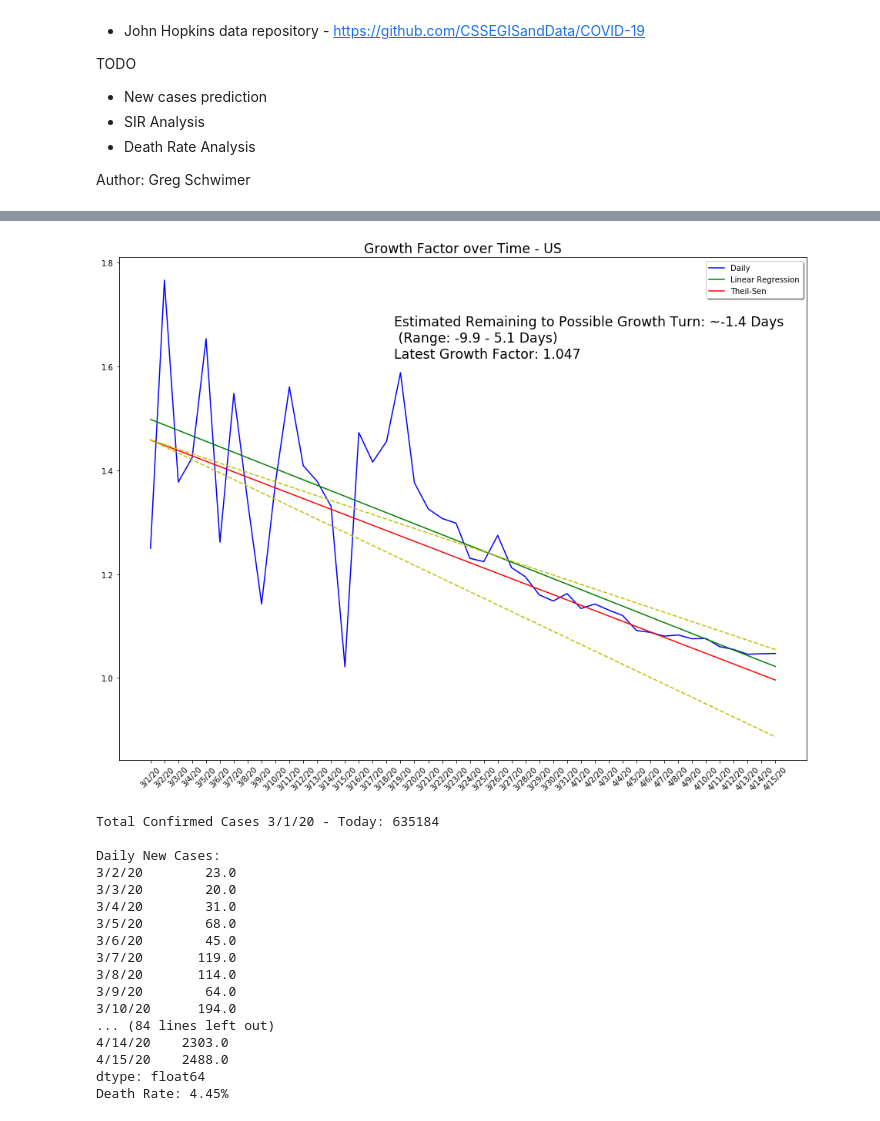
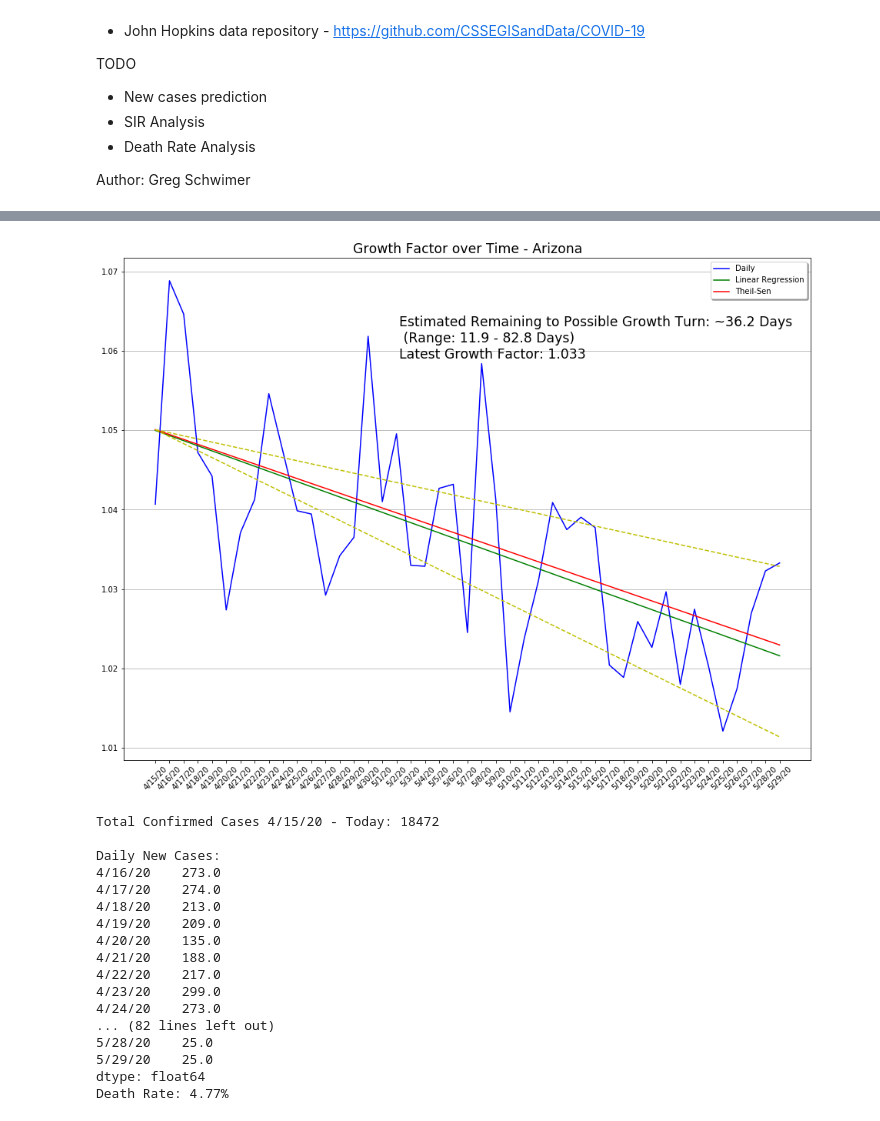
Before and after one commit to gschwim/COVID-19-Looking-Glass, a Jupyter notebook: COVID-19 Looking Glass.ipynb, the cells around one changed output, grey strips where cells are left out. Saved outputs shown, nothing was run; the diff lists cells and outputs as text; code cells hidden in the pictures.

```diff
--- a/COVID-19 Looking Glass.ipynb
+++ b/COVID-19 Looking Glass.ipynb
@@ -32,10 +32,10 @@ Author: Greg Schwimer
 
 # Use this if you want to look at a state
 # default to 'US', otherwise use state e.g. 'Arizona' or 'New York'
-state = 'US'
+state = 'Arizona'
 
 # Adjust to the start date. Data goes back to 1/1/20
-start_date = '3/1/20'
+start_date = '4/15/20'
 
 # Adjust the end date if desired
 end_date = 'Today'
@@ -167,34 +167,35 @@ ts = stats.theilslopes(growth.values, range(growth.shape[0]), 0.95)
 tslopes = pd.Series([(ts[1] + ts[0] * x) for x in range(growth.shape[0])],
                     index=growth.index)
 tslopes_lower = pd.Series([(ts[1] + ts[2] * x) for x in range(growth.shape[0])],
                           index=growth.index)
 tslopes_upper = pd.Series([(ts[1] + ts[3] * x) for x in range(growth.shape[0])],
                           index=growth.index)
 
 # How long until growth factor 1?
 days_to_one = ((1 - ts[1]) / ts[0]) - growth.shape[0]
 days_to_one_low = ((1 - ts[1]) / ts[2]) - growth.shape[0]
 days_to_one_hi = ((1 - ts[1]) / ts[3]) - growth.shape[0]
 
 # plot the growth factor and trend
 
 fig = plt.figure(figsize=(16,12))
 ax = fig.add_subplot(111)
 ax.plot(growth, 'b-')
 ax.plot(linreg, 'g-')
 ax.plot(tslopes, 'r-')
 ax.plot(tslopes_upper, 'y--')
 ax.plot(tslopes_lower, 'y--')
 ax.text(.4, .8,
         'Estimated Remaining to Possible Growth Turn: ~{:.1f} Days\n (Range: {:.1f} - {:.1f} Days)\nLatest Growth Factor: {:.3f}'\
         .format(days_to_one, days_to_one_low, days_to_one_hi, growth[-1]),
         fontsize='xx-large', transform=ax.transAxes)
 plt.xticks(rotation=45)
 plt.legend(('Daily', 'Linear Regression', 'Theil-Sen'), shadow=True, loc='upper right')
 plt.title('Growth Factor over Time - {}'.format(state), fontsize='xx-large')
+plt.grid(axis='y')
 plt.show()
 # %% [output]
-[figure, old version]
+[figure, new version]
 # %%
 total_cases = counts[-1]
 daily_counts = (counts - counts.shift()).dropna()
@@ -211,20 +212,20 @@ print('Daily Deaths:\n{}'.format(daily_deaths))
 
 print('Death Rate: {:.2f}%'.format((total_deaths/total_cases) * 100))
 # %% [output]
-Total Confirmed Cases 3/1/20 - Today: 635184
+Total Confirmed Cases 4/15/20 - Today: 18472
 
 Daily New Cases:
-3/2/20        23.0
-3/3/20        20.0
-3/4/20        31.0
-3/5/20        68.0
-3/6/20        45.0
-3/7/20       119.0
-3/8/20       114.0
-3/9/20        64.0
-3/10/20      194.0
-... (84 lines left out)
-4/14/20    2303.0
-4/15/20    2488.0
+4/16/20    273.0
+4/17/20    274.0
+4/18/20    213.0
+4/19/20    209.0
+4/20/20    135.0
+4/21/20    188.0
+4/22/20    217.0
+4/23/20    299.0
+4/24/20    273.0
+... (82 lines left out)
+5/28/20    25.0
+5/29/20    25.0
 dtype: float64
-Death Rate: 4.45%
+Death Rate: 4.77%
```
Also changed, not shown: parts of 2 cells of this notebook.
